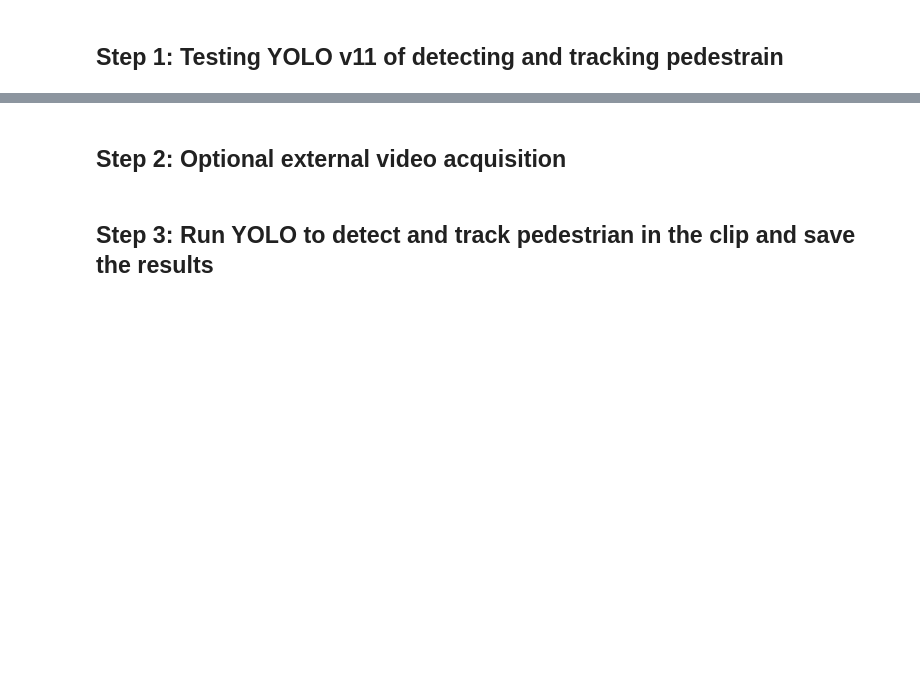
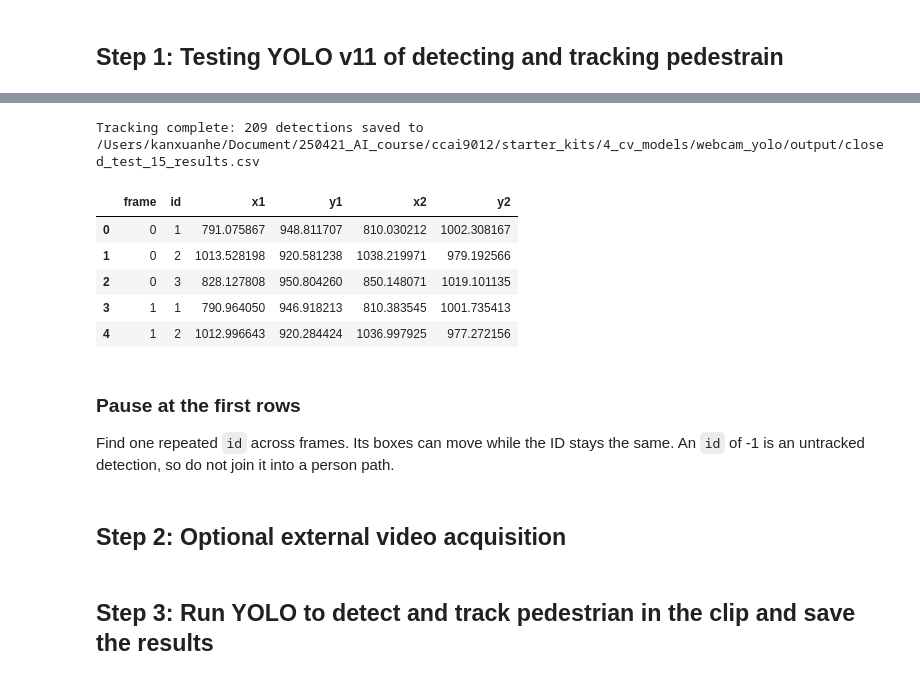
Before and after one commit to ccai9012/ccai9012, a Jupyter notebook: starter_kits/4_cv_models/webcam_yolo/pedestrain_yolo.ipynb, the cells around one changed output, grey strips where cells are left out. Cells and saved outputs as stored; diff of their text form; code cells hidden in the pictures; blank space fills up the shorter version.

Commit message:
update(starter-kit): revise example notebooks

```diff
--- a/starter_kits/4_cv_models/webcam_yolo/pedestrain_yolo.ipynb
+++ b/starter_kits/4_cv_models/webcam_yolo/pedestrain_yolo.ipynb
@@ -127,23 +52,23 @@ if not video_path.exists():
         f"Missing {video_path}. Add a short local clip under {VIDEO_DIR}; "
         "the notebook does not download video automatically."
     )
-df_test = detect_track(video_path, OUTPUT_DIR, max_frames=60 if SMOKE_MODE else None, show_window=False)
+df_test = yolo_utils.detect_and_track(video_path, model=model, output_dir=OUTPUT_DIR, max_frames=60 if SMOKE_MODE else None, show_in_notebook=False)
+# %% [output]
+Tracking complete: 209 detections saved to /Users/kanxuanhe/Document/250421_AI_course/ccai9012/starter_kits/4_cv_models/webcam_yolo/output/closed_test_15_results.csv
 # %%
-# CSV Output Explanation:
-# The CSV file 'yolo_track_results.csv' contains one row per detected object per frame.
-# Each row includes the following columns:
-#
-# - frame:        The index of the video frame where the detection occurred (0-based).
-# - id:           The tracking ID assigned by ByteTrack.
-#                 Objects with the same ID across frames are considered the same tracked person.
-#                 An ID of -1 indicates that no stable tracking ID was assigned (e.g., early frames or low confidence).
-# - x1, y1:       The coordinates of the top-left corner of the bounding box (in pixels).
-# - x2, y2:       The coordinates of the bottom-right corner of the bounding box (in pixels).
-#
-# These coordinates are relative to the resolution of the original input frame.
-
-# The schema is one row per detected person per frame.
-df_test[["frame", "id", "x1", "y1", "x2", "y2"]].head()
+# One row is one detected person in one frame. ID -1 means no stable track.
+display(df_test[["frame", "id", "x1", "y1", "x2", "y2"]].head())
+# %% [output]
+|  | frame | id | x1 | y1 | x2 | y2 |
+| 0 | 0 | 1 | 791.075867 | 948.811707 | 810.030212 | 1002.308167 |
+| 1 | 0 | 2 | 1013.528198 | 920.581238 | 1038.219971 | 979.192566 |
+| 2 | 0 | 3 | 828.127808 | 950.804260 | 850.148071 | 1019.101135 |
+| 3 | 1 | 1 | 790.964050 | 946.918213 | 810.383545 | 1001.735413 |
+| 4 | 1 | 2 | 1012.996643 | 920.284424 | 1036.997925 | 977.272156 |
+# %% [markdown]
+### Pause at the first rows
+
+Find one repeated `id` across frames. Its boxes can move while the ID stays the same. An `id` of -1 is an untracked detection, so do not join it into a person path.
 # %% [markdown]
 ## Step 2: Optional external video acquisition
 # %%
```
Also changed, not shown: parts of 9 cells of this notebook, 13 other files.
